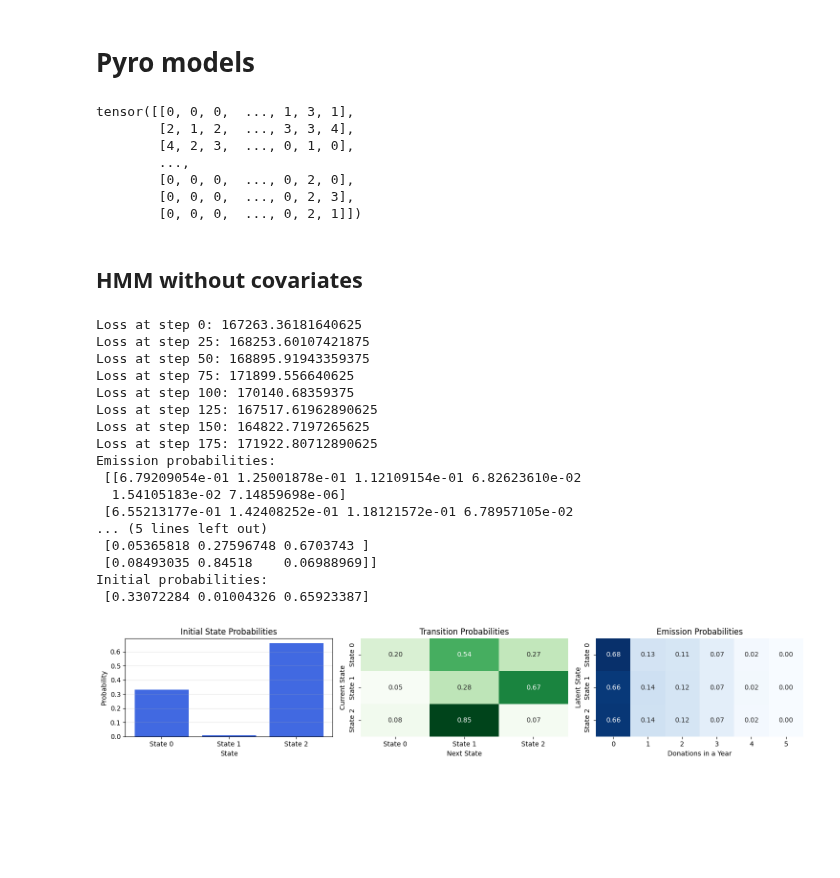
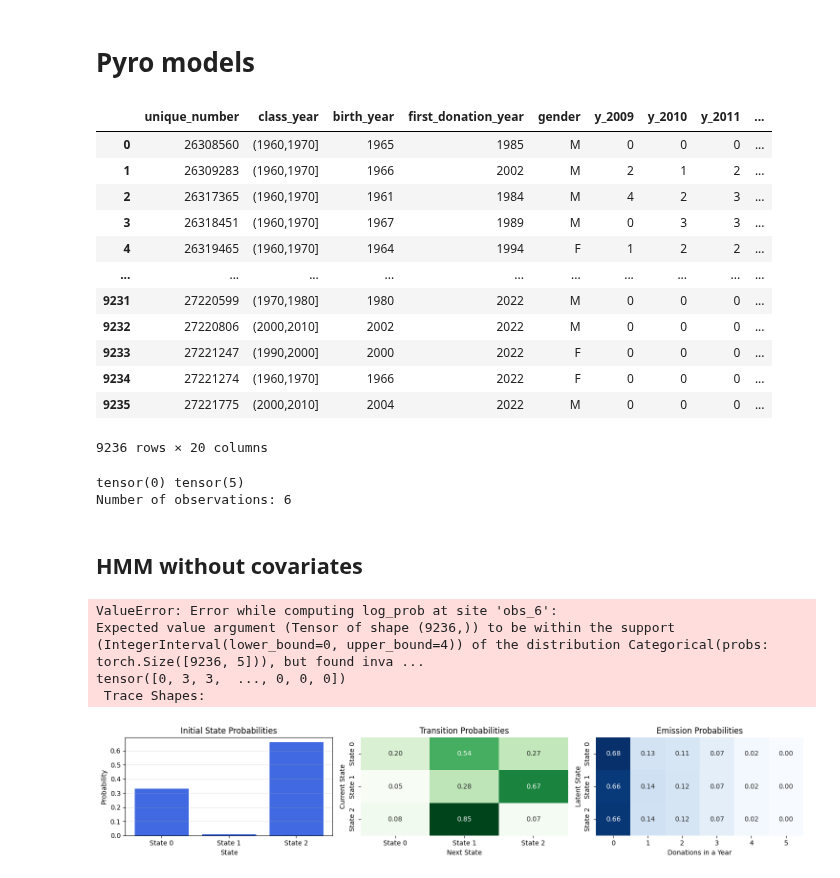
Before and after one commit to erikdeluca/Blood-Donors, a Jupyter notebook: Python/Pyro.ipynb, the cells around one changed output. Drawn from its saved outputs; the diff is of its cells as text; code cells hidden in the pictures; blank space fills up the shorter version.

```diff
--- a/Python/Pyro.ipynb
+++ b/Python/Pyro.ipynb
@@ -3,19 +3,37 @@
 # %%
 import pandas as pd
 import numpy as np
 from hmmlearn import hmm
 import matplotlib.pyplot as plt
 from pyprojroot import here
 import pyro
 import pyro.distributions as dist
 import pyro.distributions.constraints as constraints
+from pyro.infer import SVI, TraceEnum_ELBO
+from pyro.optim import Adam
+from scipy.stats import poisson
 import torch
+import seaborn as sns
 
 data = pd.read_csv(here("data/recent_donations.csv"))
 data
 
 # remove columns y_2020 to y_2023
-data = data.drop(columns=["y_2020", "y_2021", "y_2022", "y_2023"])
+# data = data.drop(columns=["y_2020", "y_2021", "y_2022", "y_2023"])
+# %% [output]
+|  | unique_number | class_year | birth_year | first_donation_year | gender | y_2009 | y_2010 | y_2011 | ... |
+| 0 | 26308560 | (1960,1970] | 1965 | 1985 | M | 0 | 0 | 0 | ... |
+| 1 | 26309283 | (1960,1970] | 1966 | 2002 | M | 2 | 1 | 2 | ... |
+| 2 | 26317365 | (1960,1970] | 1961 | 1984 | M | 4 | 2 | 3 | ... |
+| 3 | 26318451 | (1960,1970] | 1967 | 1989 | M | 0 | 3 | 3 | ... |
+| 4 | 26319465 | (1960,1970] | 1964 | 1994 | F | 1 | 2 | 2 | ... |
+| ... | ... | ... | ... | ... | ... | ... | ... | ... | ... |
+| 9231 | 27220599 | (1970,1980] | 1980 | 2022 | M | 0 | 0 | 0 | ... |
+| 9232 | 27220806 | (2000,2010] | 2002 | 2022 | M | 0 | 0 | 0 | ... |
+| 9233 | 27221247 | (1990,2000] | 2000 | 2022 | F | 0 | 0 | 0 | ... |
+| 9234 | 27221274 | (1960,1970] | 1966 | 2022 | F | 0 | 0 | 0 | ... |
+| 9235 | 27221775 | (2000,2010] | 2004 | 2022 | M | 0 | 0 | 0 | ... |
+9236 rows × 20 columns
 # %%
 # Arrange the columns so that the years are in order
 years = sorted([col for col in data.columns if col.startswith('y_')])
@@ -48,23 +66,26 @@ covariates_torch = torch.tensor(covariates, dtype=torch.float)
 # Add normalized age as a covariate
 covariates = np.concatenate([covariates, ages_norm[:, :, None]], axis=2)  # shape: [N, T, 3]
 covariates_torch = torch.tensor(covariates, dtype=torch.float)
-# %%
-observations
-# %% [output]
-tensor([[0, 0, 0,  ..., 1, 3, 1],
-        [2, 1, 2,  ..., 3, 3, 4],
-        [4, 2, 3,  ..., 0, 1, 0],
-        ...,
-        [0, 0, 0,  ..., 0, 2, 0],
-        [0, 0, 0,  ..., 0, 2, 3],
-        [0, 0, 0,  ..., 0, 2, 1]])
+# %%
+print(torch.min(obs_torch), torch.max(obs_torch))
+num_obs = int(obs_torch.max().item()) + 1
+assert obs_torch.min() >= 0 and obs_torch.max() < num_obs
+print("Number of observations:", num_obs)
+# %% [output]
+tensor(0) tensor(5)
+Number of observations: 6
 # %% [markdown]
 ## HMM without covariates
 # %%
+from pyro.infer import SVI, TraceEnum_ELBO
+
 num_states = 3  # Number of hidden states
-num_obs = 5
+num_obs = int(obs_torch.max().item()) + 1
 
 def model(observations):
+    N, T = observations.shape
+    num_states = 3
+
     emission_probs = pyro.param(
         "emission_probs", torch.ones(num_states, num_obs) / num_obs,
         constraint=dist.constraints.simplex)
@@ -80,7 +101,7 @@ def model(observations):
         for t in range(T):
             pyro.sample(
                 f"obs_{t}",
-                dist.Categorical(emission_probs[state]),
+                dist.Categorical(probs=emission_probs[state]),
                 obs=observations[:, t]
             )
             if t < T - 1:
@@ -92,11 +113,11 @@ def model(observations):
 def guide(observations): pass
 
 optimizer = Adam({"lr": 0.05})
-svi = SVI(model, guide, optimizer, loss=Trace_ELBO())
+svi = SVI(model, guide, optimizer, loss=TraceEnum_ELBO())
 
-for step in range(200):
+for step in range(2000):
     loss = svi.step(obs_torch)
-    if step % 25 == 0:
+    if step % 200 == 0:
         print(f"Loss at step {step}: {loss}")
 
 # Dopo l'allenamento:
@@ -107,23 +128,10 @@ print("Emission probabilities:\n", emission_probs)
 print("Transition probabilities:\n", trans_probs)
 print("Initial probabilities:\n", init_probs)
 # %% [output]
-Loss at step 0: 167263.36181640625
-Loss at step 25: 168253.60107421875
-Loss at step 50: 168895.91943359375
-Loss at step 75: 171899.556640625
-Loss at step 100: 170140.68359375
-Loss at step 125: 167517.61962890625
-Loss at step 150: 164822.7197265625
-Loss at step 175: 171922.80712890625
-Emission probabilities:
- [[6.79209054e-01 1.25001878e-01 1.12109154e-01 6.82623610e-02
-  1.54105183e-02 7.14859698e-06]
- [6.55213177e-01 1.42408252e-01 1.18121572e-01 6.78957105e-02
-... (5 lines left out)
- [0.05365818 0.27596748 0.6703743 ]
- [0.08493035 0.84518    0.06988969]]
-Initial probabilities:
- [0.33072284 0.01004326 0.65923387]
+ValueError: Error while computing log_prob at site 'obs_6':
+Expected value argument (Tensor of shape (9236,)) to be within the support (IntegerInterval(lower_bound=0, upper_bound=4)) of the distribution Categorical(probs: torch.Size([9236, 5])), but found inva ...
+tensor([0, 3, 3,  ..., 0, 0, 0])
+ Trace Shapes:
 # %%
 import matplotlib.pyplot as plt
 import seaborn as sns
```
Also changed, not shown: parts of 4 cells of this notebook, 1 other file.
